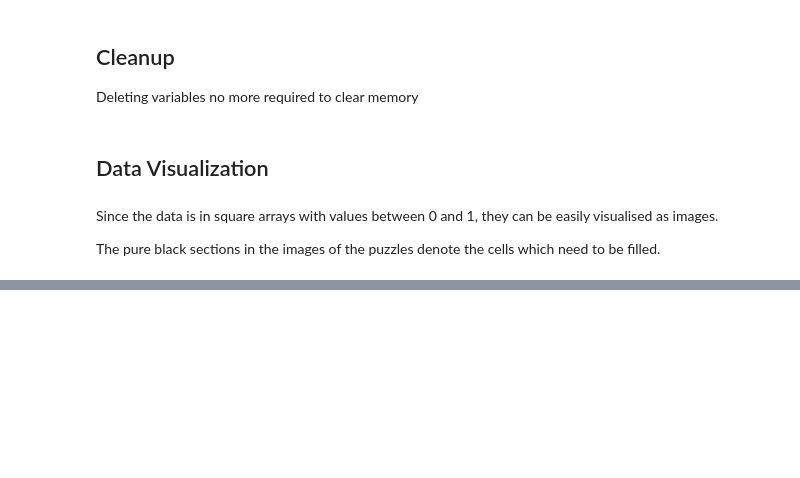
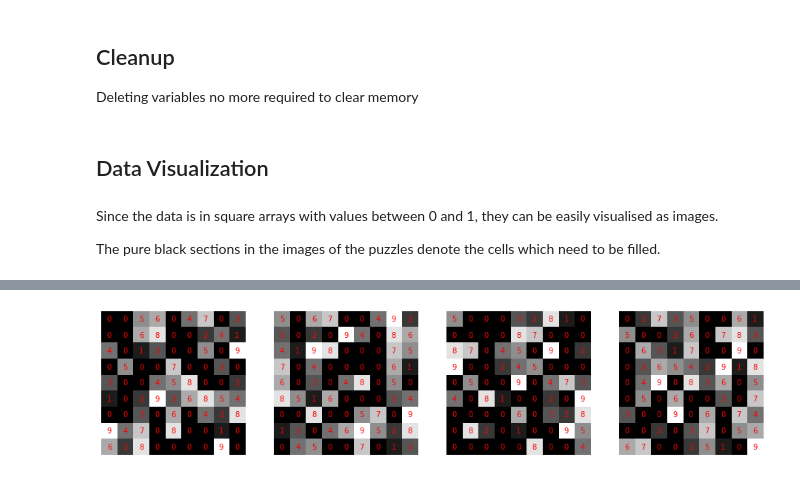
Before and after one commit to mayur7garg/SudokuAI, a Jupyter notebook: Train.ipynb, the cells around one changed output, grey strips where cells are left out. Cells and saved outputs as stored; diff of their text form; code cells hidden in the pictures; blank space fills up the shorter version.

```diff
--- a/Train.ipynb
+++ b/Train.ipynb
@@ -132,0 +156,4 @@ sudoku_as_images(solutions[:4])
+# %%
+sudoku_as_images(X_train[:4])
+# %% [output]
+[figure, added]
```
Also changed, not shown: parts of 20 cells of this notebook, 1 other file.
